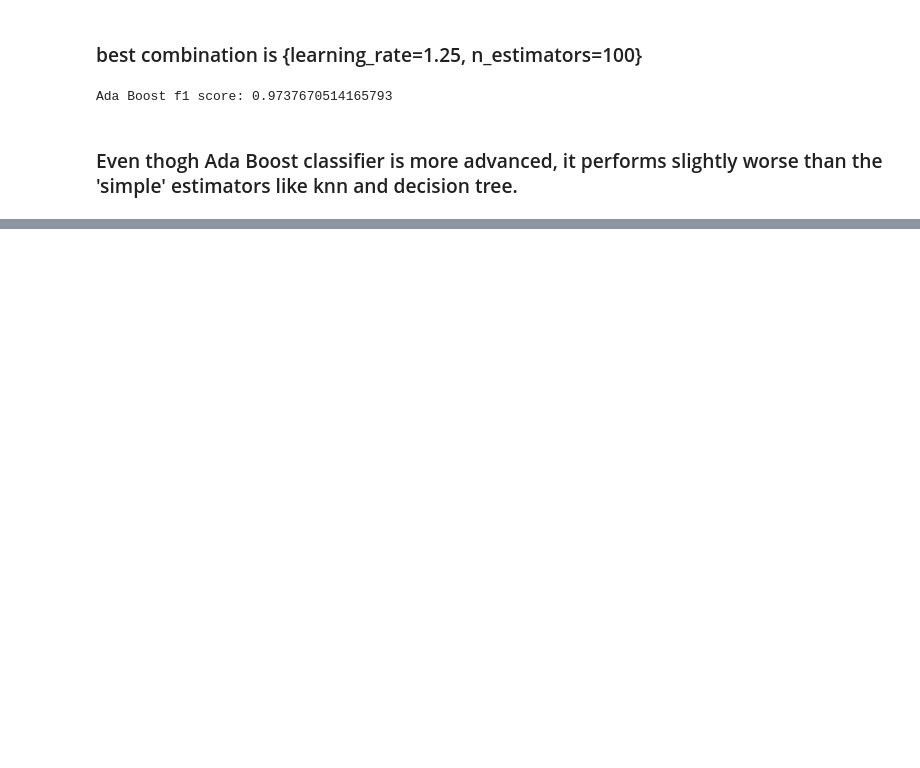
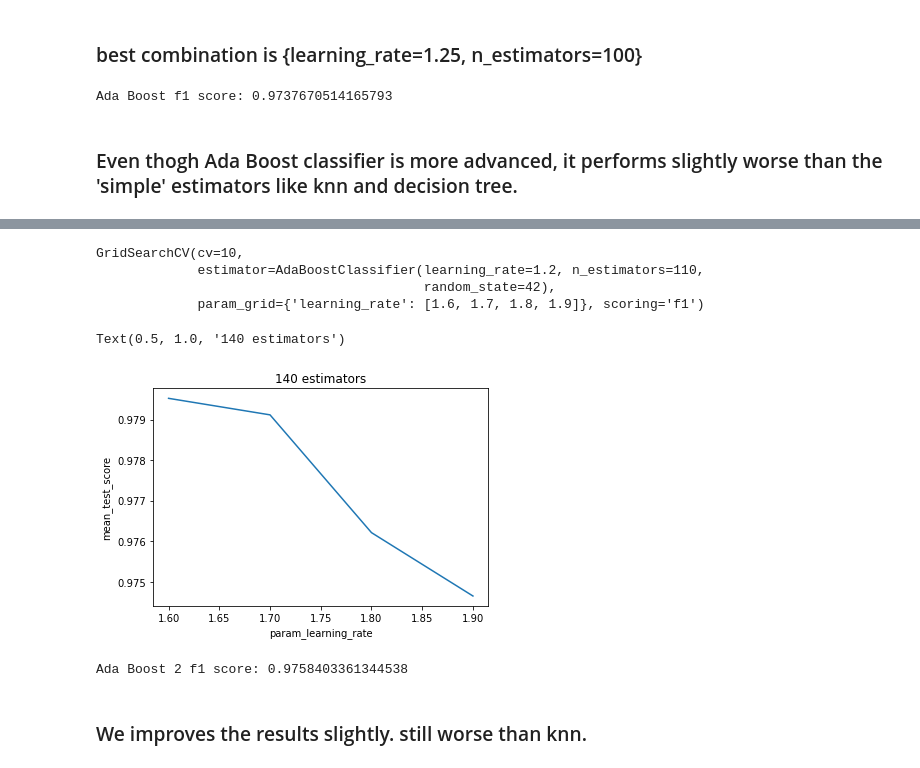
Before and after one commit to oridarshan/data-visualization-project, a Jupyter notebook: Classification notebook.ipynb, the cells around one changed output, grey strips where cells are left out. Saved outputs shown, nothing was run; the diff lists cells and outputs as text; code cells hidden in the pictures; blank space fills up the shorter version.

```diff
--- a/Classification notebook.ipynb
+++ b/Classification notebook.ipynb
@@ -611,0 +662,22 @@ Ada Boost f1 score: 0.9737670514165793
+# %%
+grid = GridSearchCV(abc, {'learning_rate':[1.6,1.7,1.8,1.9]}, cv=10, scoring='f1')
+grid.fit(X_train,y_train)
+# %% [output]
+GridSearchCV(cv=10,
+             estimator=AdaBoostClassifier(learning_rate=1.2, n_estimators=110,
+                                          random_state=42),
+             param_grid={'learning_rate': [1.6, 1.7, 1.8, 1.9]}, scoring='f1')
+# %%
+learning_rate_eval=pd.DataFrame(grid.cv_results_)[['param_learning_rate','mean_test_score']]
+sns.lineplot(data=learning_rate_eval,x='param_learning_rate',y='mean_test_score').set_title('140 estimators')
+# %% [output]
+Text(0.5, 1.0, '140 estimators')
+[figure, added]
+# %%
+abc=grid.best_estimator_
+ada_pred=abc.predict(X_test)
+print("Ada Boost 2 f1 score: " + str(f1_score(y_test,ada_pred)))
+# %% [output]
+Ada Boost 2 f1 score: 0.9758403361344538
+# %% [markdown]
+### We improves the results slightly. still worse than knn.
```
Also changed, not shown: parts of 14 cells of this notebook.
